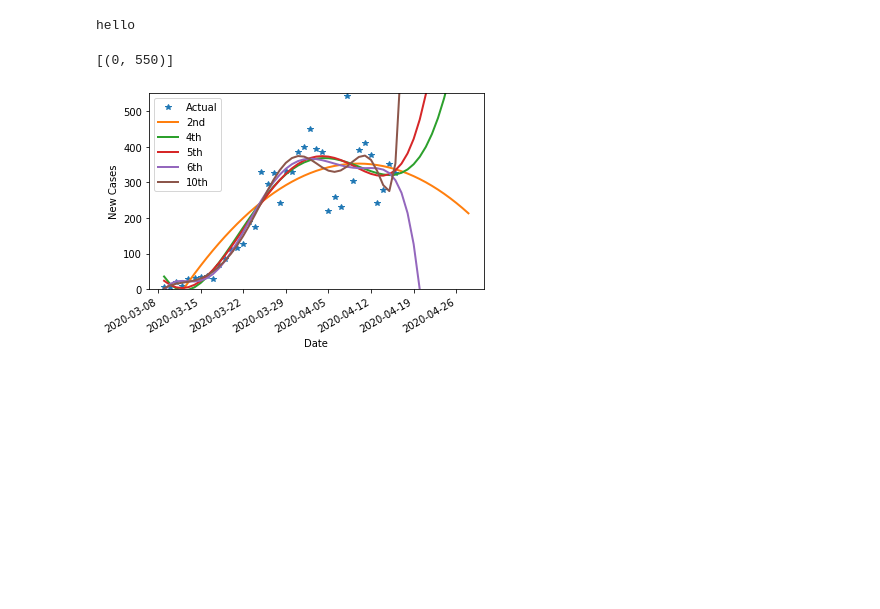
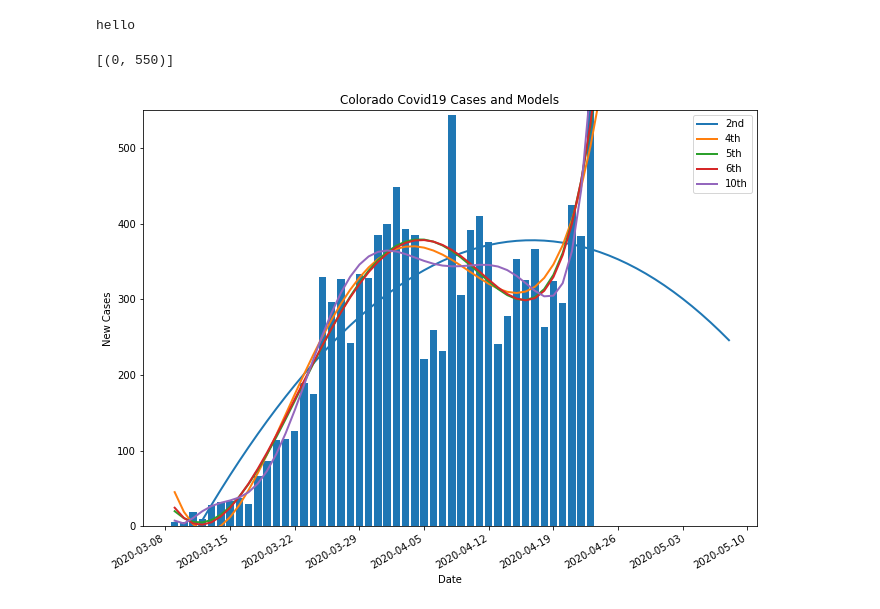
Before and after one commit to timkphd/examples, a Jupyter notebook: pandas/covid.ipynb, the cells around one changed output. Cells and saved outputs as stored; diff of their text form; code cells hidden in the pictures; blank space fills up the shorter version.

Commit message:
covid.ipynb pand

```diff
--- a/pandas/covid.ipynb
+++ b/pandas/covid.ipynb
@@ -234,33 +235,41 @@ print("hello")
 hello
 # %%
 from pylab import figure, show,save
+import matplotlib.pyplot as plt
 
 from matplotlib.dates import MONDAY, SATURDAY,SUNDAY
 from matplotlib.dates import MonthLocator, WeekdayLocator, DateFormatter
 sundays   = WeekdayLocator(SUNDAY)
-fig = figure()
+fig = figure(figsize=[11,8.5])
 ax = fig.add_subplot(111)
-ax.plot(thedays[0:len(y)],y,"*",label="Actual",linewidth=0)
-dout=60
+#ax.plot(thedays[0:len(y)],y,"*",label="Actual",linewidth=0)
+dout=70
+plt.bar(thedays[0:len(y)],y)
 ax.plot(thedays[0:len(range(9,dout))],fit2(range(9,dout)),label="2nd",linewidth=2)
 ax.plot(thedays[0:len(range(9,dout))],fit4(range(9,dout)),label="4th",linewidth=2)
 ax.plot(thedays[0:len(range(9,dout))],fit5(range(9,dout)),label="5th",linewidth=2)
 
 ax.plot(thedays[0:len(range(9,dout))],fit6(range(9,dout)),label="6th",linewidth=2)
 
 ax.plot(thedays[0:len(range(9,dout))],fit10(range(9,dout)),label="10th",linewidth=2)
 
 ax.xaxis.set_major_locator(sundays)
 ax.set_xlabel('Date')
+
+ax.set_title("Colorado Covid19 Cases and Models")
+
+
 ax.set_ylabel('New Cases')
 ax.legend()
 fig.autofmt_xdate()
 fig.legend
 
 ax.set(ylim=(0, 550))
+#help(save)
+#help(fig)
 # %% [output]
 [(0, 550)]
-[figure, old version]
+[figure, new version]
 # %%
 np.roots(fit6)
 # %% [output]
```
Also changed, not shown: parts of 18 cells of this notebook, 1 other file.
